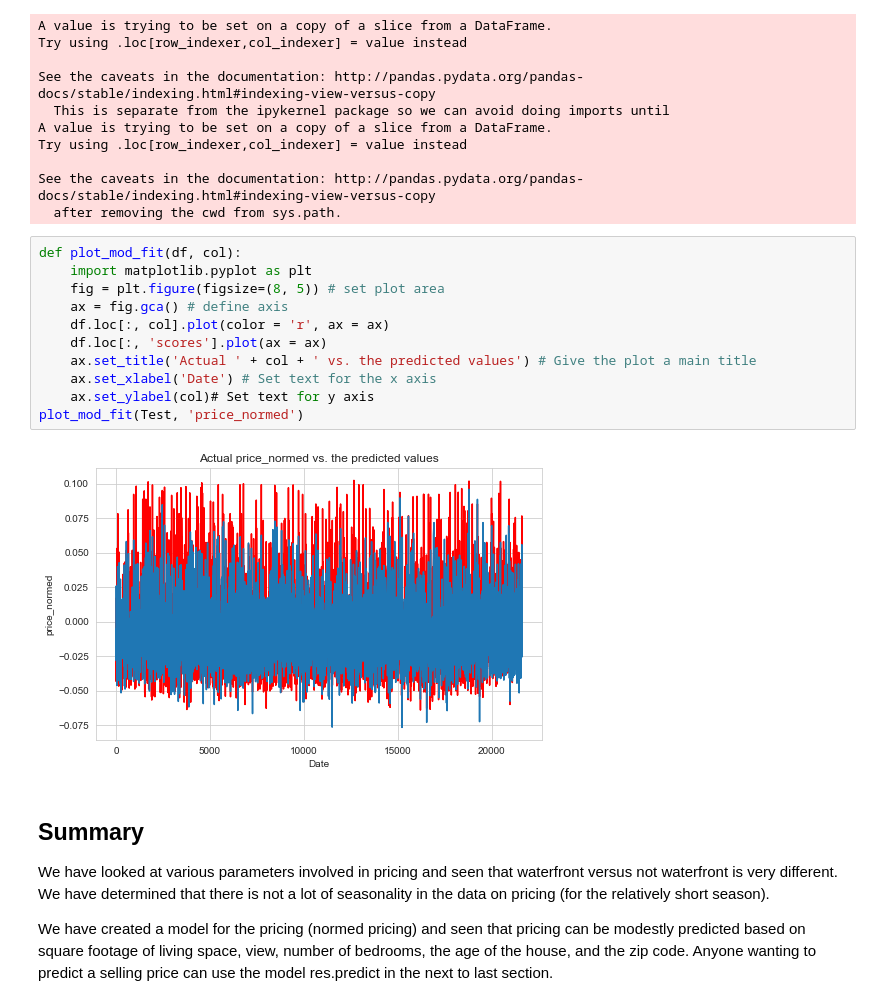
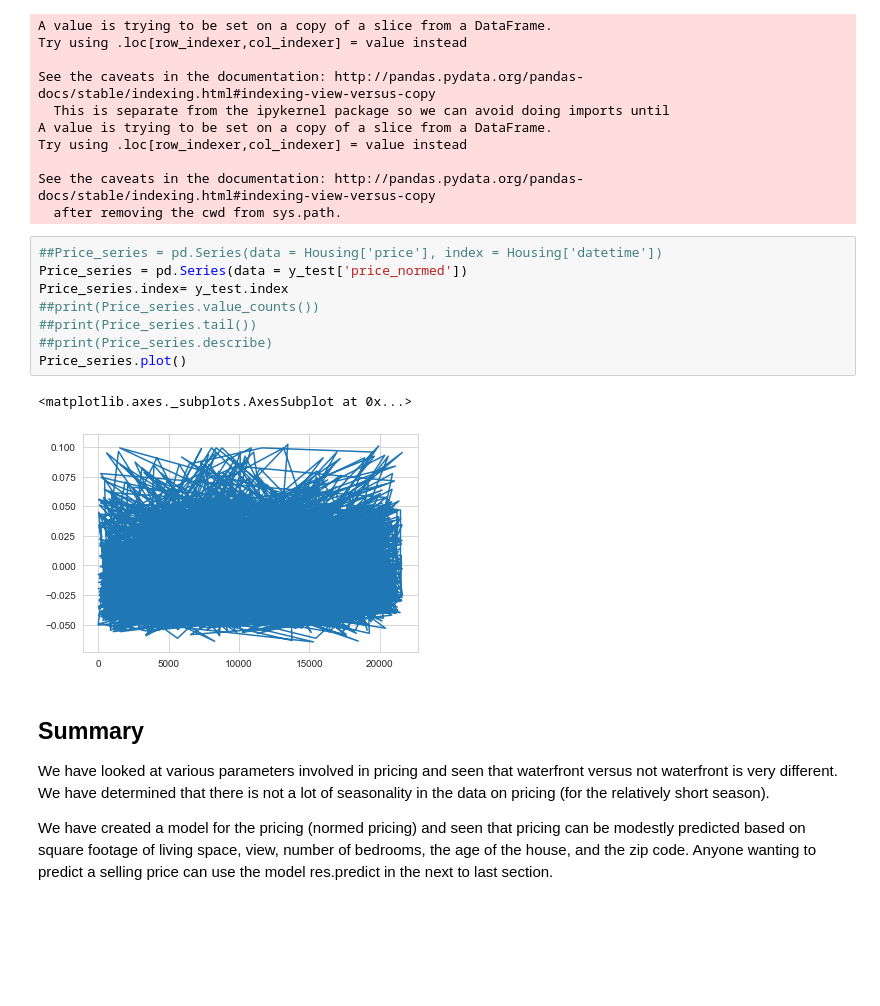
Before and after one commit to mutecypher/Datasci410, a Jupyter notebook: MikePearson-M04-MyProject.ipynb, the cells around one changed output. Saved outputs shown, nothing was run; the diff lists cells and outputs as text; blank space fills up the shorter version.

```diff
--- a/MikePearson-M04-MyProject.ipynb
+++ b/MikePearson-M04-MyProject.ipynb
@@ -488,19 +479,17 @@ Try using .loc[row_indexer,col_indexer] = value instead
 
 See the caveats in the documentation: http://pandas.pydata.org/pandas-docs/stable/indexing.html#indexing-view-versus-copy
   after removing the cwd from sys.path.
-# %%
-def plot_mod_fit(df, col):
-    import matplotlib.pyplot as plt
-    fig = plt.figure(figsize=(8, 5)) # set plot area
-    ax = fig.gca() # define axis
-    df.loc[:, col].plot(color = 'r', ax = ax)
-    df.loc[:, 'scores'].plot(ax = ax)
-    ax.set_title('Actual ' + col + ' vs. the predicted values') # Give the plot a main title
-    ax.set_xlabel('Date') # Set text for the x axis
-    ax.set_ylabel(col)# Set text for y axis
-plot_mod_fit(Test, 'price_normed')
-# %% [output]
-[figure, removed]
+# %%
+##Price_series = pd.Series(data = Housing['price'], index = Housing['datetime'])
+Price_series = pd.Series(data = y_test['price_normed'])
+Price_series.index= y_test.index
+##print(Price_series.value_counts())
+##print(Price_series.tail())
+##print(Price_series.describe)
+Price_series.plot()
+# %% [output]
+<matplotlib.axes._subplots.AxesSubplot at 0x...>
+[figure, added]
 # %% [markdown]
 ## Summary
 
```
Also changed, not shown: parts of 13 cells of this notebook, 4 other files.
